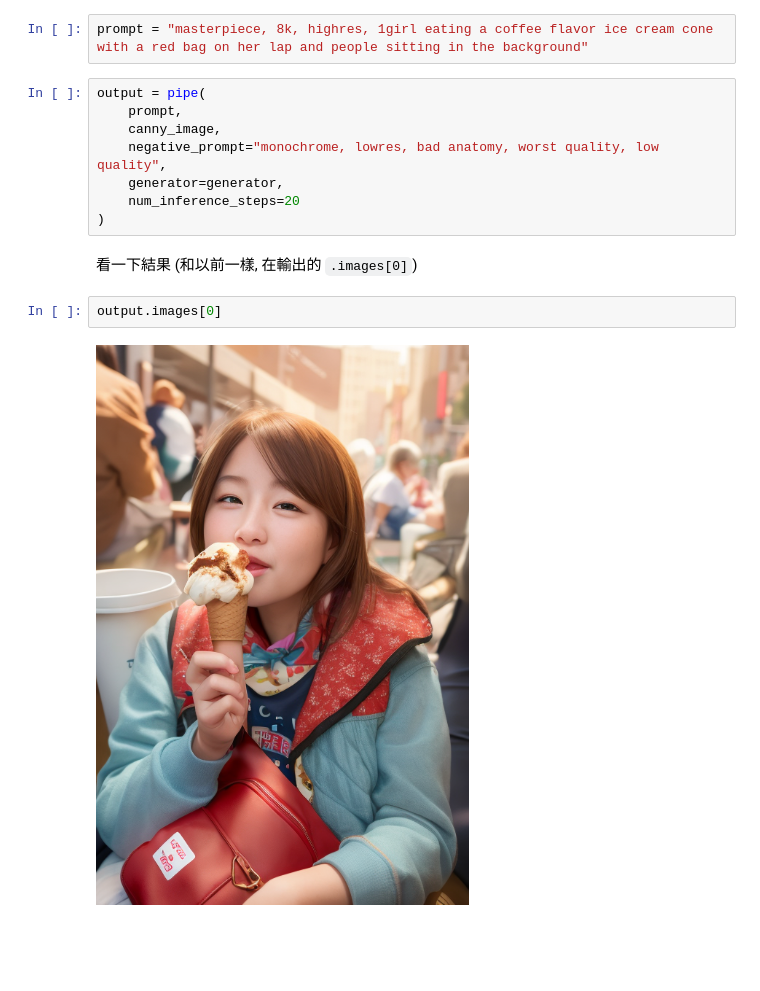
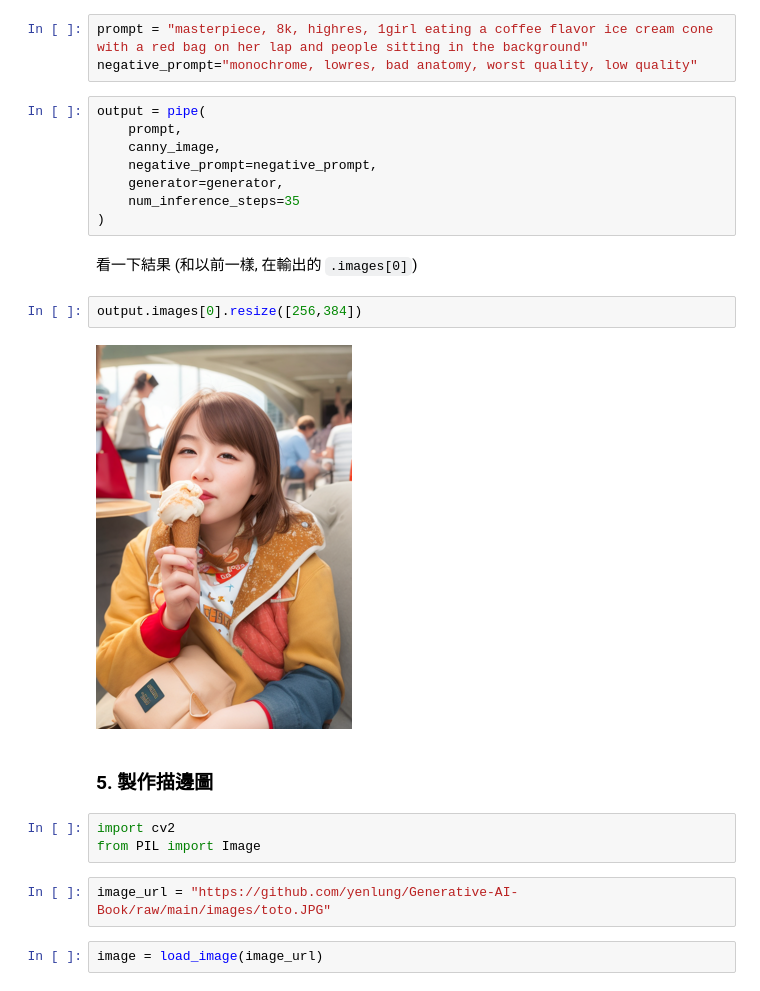
Before and after one commit to yenlung/Generative-AI-Book, a Jupyter notebook: 冒險05_超強外掛ControlNet.ipynb, the cells around one changed output. Drawn from its saved outputs; the diff is of its cells as text; blank space fills up the shorter version.

```diff
--- a/冒險05_超強外掛ControlNet.ipynb
+++ b/冒險05_超強外掛ControlNet.ipynb
@@ -82,17 +82,27 @@ r = np.random.randint(0, 999999999)
 generator = torch.Generator(device="cpu").manual_seed(r)
 # %%
 prompt = "masterpiece, 8k, highres, 1girl eating a coffee flavor ice cream cone with a red bag on her lap and people sitting in the background"
+negative_prompt="monochrome, lowres, bad anatomy, worst quality, low quality"
 # %%
 output = pipe(
     prompt,
     canny_image,
-    negative_prompt="monochrome, lowres, bad anatomy, worst quality, low quality",
+    negative_prompt=negative_prompt,
     generator=generator,
-    num_inference_steps=20
+    num_inference_steps=35
 )
 # %% [markdown]
 看一下結果 (和以前一樣, 在輸出的 `.images[0]`)
 # %%
-output.images[0]
+output.images[0].resize([256,384])
 # %% [output]
-[figure, old version]
+[figure, new version]
+# %% [markdown]
+### 5. 製作描邊圖
+# %%
+import cv2
+from PIL import Image
+# %%
+image_url = "https://github.com/yenlung/Generative-AI-Book/raw/main/images/toto.JPG"
+# %%
+image = load_image(image_url)
```
Also changed, not shown: parts of 17 cells of this notebook.
